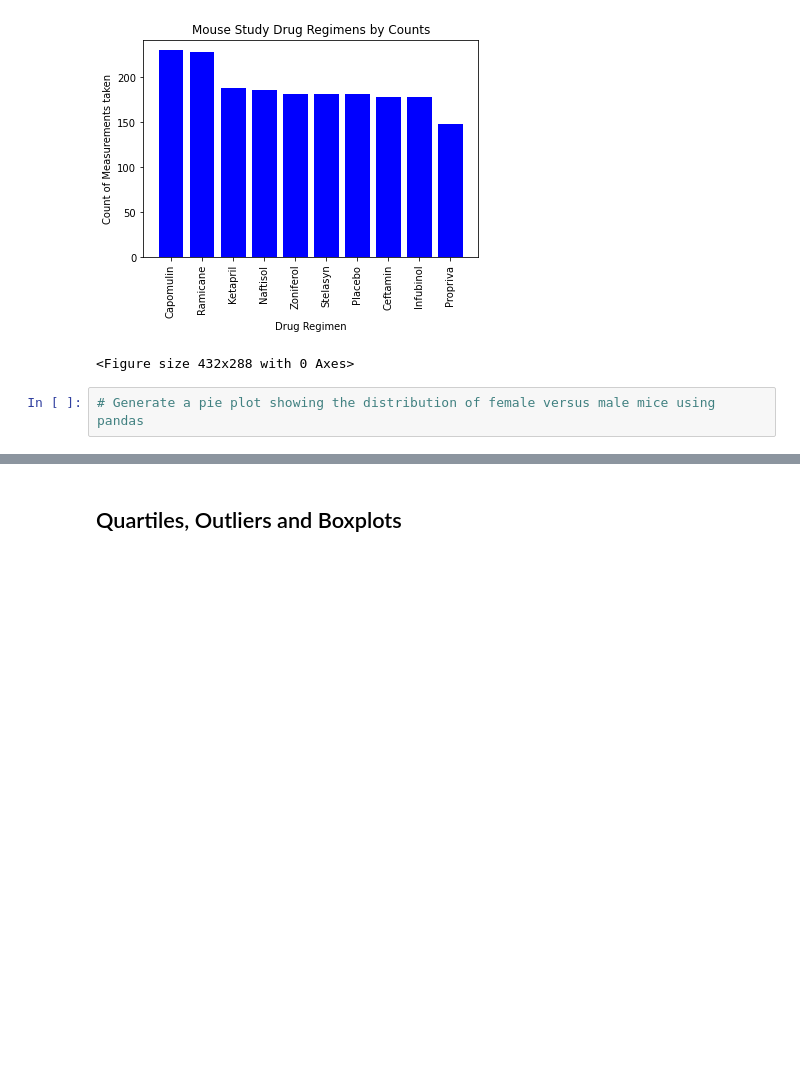
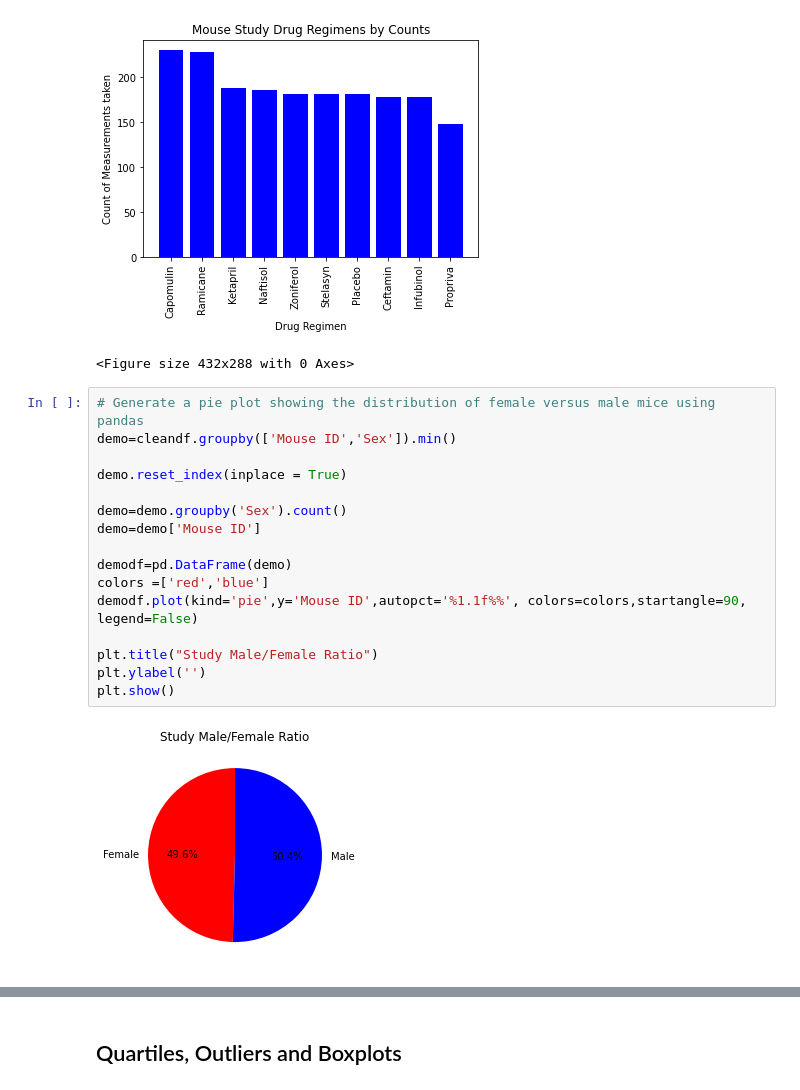
Before and after one commit to delery7/Matplotlib, a Jupyter notebook: Pymaceuticals/mainDE.ipynb, the cells around one changed output, grey strips where cells are left out. Saved outputs shown, nothing was run; the diff lists cells and outputs as text; blank space fills up the shorter version.

```diff
--- a/Pymaceuticals/mainDE.ipynb
+++ b/Pymaceuticals/mainDE.ipynb
@@ -206,8 +206,24 @@ plt.tight_layout()
 # %% [output]
 [figure]
 <Figure size 432x288 with 0 Axes>
-# %%
-# Generate a pie plot showing the distribution of female versus male mice using pandas
+# %%
+# Generate a pie plot showing the distribution of female versus male mice using pandas
+demo=cleandf.groupby(['Mouse ID','Sex']).min()
+
+demo.reset_index(inplace = True)
+
+demo=demo.groupby('Sex').count()
+demo=demo['Mouse ID']
+
+demodf=pd.DataFrame(demo)
+colors =['red','blue']
+demodf.plot(kind='pie',y='Mouse ID',autopct='%1.1f%%', colors=colors,startangle=90, legend=False)
+
+plt.title("Study Male/Female Ratio")
+plt.ylabel('')
+plt.show()
+# %% [output]
+[figure, added]
 # %%
 # Generate a pie plot showing the distribution of female versus male mice using pyplot
 
```
Also changed, not shown: parts of 1 cell of this notebook.
